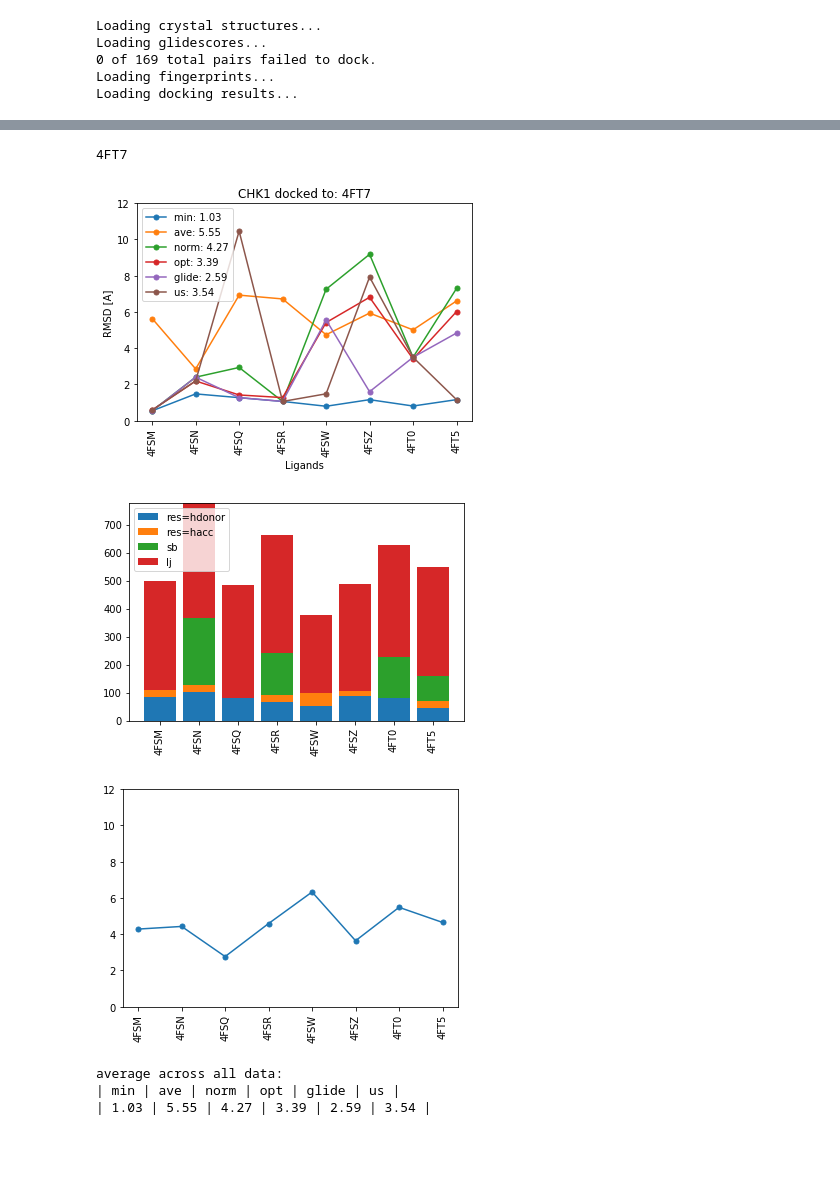
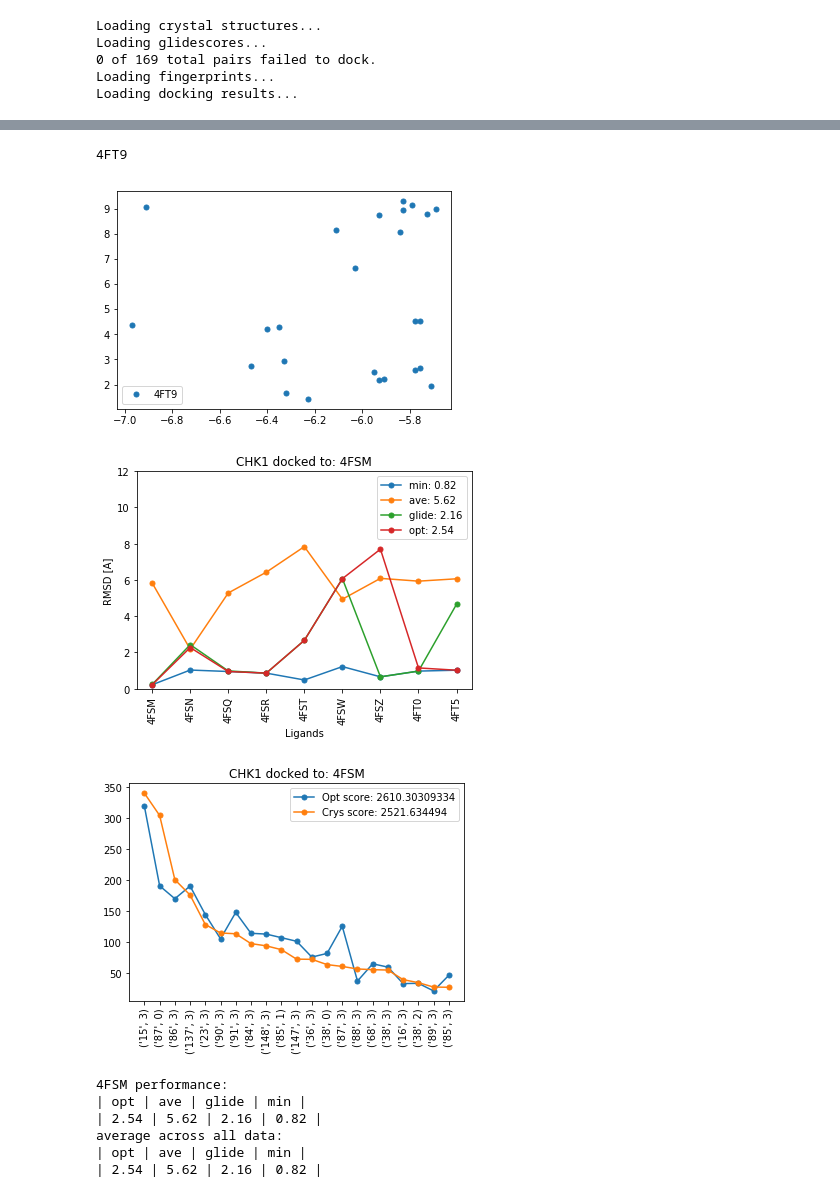
Before and after one commit to orangese/combind_multistruct_benchmarking, a Jupyter notebook: notebooks/main.ipynb, the cells around one changed output, grey strips where cells are left out. Drawn from its saved outputs; the diff is of its cells as text; code cells hidden in the pictures; blank space fills up the shorter version.

```diff
--- a/notebooks/main.ipynb
+++ b/notebooks/main.ipynb
@@ -21,8 +21,8 @@ data_set_dir = '/scratch/PI/rondror/docking_data/'+receptor+'/'
 
 xrmsd_file = 'xrmsd.csv'
 xglide_dir = data_set_dir + 'xglide/'
-crystal_fp_file = data_set_dir + '/ifp/crystal_ifp_2/ifp.fp'
-xdocking_fp_dir = data_set_dir + '/ifp/xglide_ifp_2/'
+crystal_fp_file = data_set_dir + '/ifp/crystal_ifp_3/ifp.fp'
+xdocking_fp_dir = data_set_dir + '/ifp/xglide_ifp_3/'
 # %%
 ## useful class specifications:
 # Ligand -- attributes: crystal (currently not used/none), poses (dict of pose_num:pose).
@@ -90,7 +87,7 @@ got lucky on 0 of 169 pairs.
 def print_table(a):
     str1 = '|'
     str2 = '|'
-    for i in ['min','ave','norm','opt','glide','us']:
+    for i in a.keys():#['min','ave','norm','opt','glide','us']:
         str1 = '{} {} |'.format(str1, i)
         str2 = '{} {} |'.format(str2, str(np.mean(a[i]))[:4])
 
@@ -135,6 +116,0 @@ plt.show()
-# %%
-temp_lig = ['4LDL','4LDO','3NY9','3NYA','3D4S']
-temp_struct = '4LDO'
-
-scores = Scores(xglides, xcrystals, temp_lig, temp_struct, n)
-final_rmsds = plot_final_rmsds(scores, receptor+' docked to: '+temp_struct)
@@ -153,36 +117,66 @@ print xcrystals.keys()
+# %%
+get_ipython().magic(u'matplotlib inline')
+
+# [ligands], struct, glides, num_poses, glidscore=True (if false, plot vs pose_number instead)
+plot_docking_output(['4FT9'],'4FTA',xglides,25,True)
+# %% [output]
+4FT9
+[figure, added]
 # %%
 ## STEP 4:
 ## score all pairs of ligands
 #print glides.keys()
 #best_rmsd_matrix = best_pose(glides.keys(), glides.keys(), glides, 50)
 #best_rmsd_matrix2 = best_pose(xglides.keys(), xglides.keys(), xglides, 25)
 
+get_ipython().magic(u'matplotlib inline')
+
+def mul_overlap(fp1, fp2, exclude={}):
+    score = 0
+    for r in fp1.feats:
+        if r in fp2.feats:
+            if r in exclude:
+                for i in [j for j in range(len(fp1.feats[r])) if j not in exclude[r]]:
+                    score += fp1.feats[r][i]*fp2.feats[r][i]
+            else:
+                score += np.dot(fp1.feats[r], fp2.feats[r])
+    return score
+
 all_final = {}
 
-for struct in ['4FT7']:
-    print struct
+for struct in [structs[0]]:#['4FTA']:
+    #ignore = ['4FSW','4FSZ','4FT0','4FSQ']
+    filt_lig = [l for l in ligs if best_rmsd_matrix[structs.index(struct)][ligs.index(l)] < 1.5]
+    #if len(filt_lig) < 10: continue
 
-    filt_lig = [l for l in ligs if best_rmsd_matrix[structs.index(struct)][ligs.index(l)] < 1.5]
-    #filt_lig = ['4FT0','4FSW','4FSZ']
-    scores = Scores(xglides, xcrystals, filt_lig, struct, n)
-    final_rmsds = plot_final_rmsds(scores, receptor+' docked to: '+struct)
+    scores = Scores(xglides, xcrystals, filt_lig, struct, n, mul_overlap)
+    title = '{} docked to: {}'.format(receptor, struct)
+    final_rmsds = plot_final_rmsds(scores, title)
     #if struct == 'all': continue
 
-    plot_score_breakdown(scores)
-    plot_n_rmsds(scores)
+    crystal_cluster = {(l, -1):xcrystals[l].fp for l in filt_lig}
+    opt_cluster = [(l,p) for (l,p) in scores.optimized_scores.items()]
+    opt_cluster = {(l,p):xglides[l][struct].poses[p].fp for (l,p) in opt_cluster}
+    plot_shared_interactions(crystal_cluster, c2=opt_cluster, max_r=20,
+                             lab1='Crys', lab2='Opt', title=title,interactions=[0,1,2,3])
+
+    #print opt_cluster.keys()
 
     a = scores.all_analysis
+    print struct, 'performance:'
+    print_table({i:a[i][1][:] for i in a})
     for i in a:
         if i not in all_final: all_final[i] = []
         all_final[i].extend(a[i][1][:])
 
 print 'average across all data:'
 print_table(all_final)
 # %% [output]
-4FT7
-[figure, old version]
+[figure, new version]
-[figure, old version]
+[figure, new version]
-[figure, removed]
-average across all data:
-| min | ave | norm | opt | glide | us |
-| 1.03 | 5.55 | 4.27 | 3.39 | 2.59 | 3.54 |
+4FSM performance:
+| opt | ave | glide | min |
+| 2.54 | 5.62 | 2.16 | 0.82 |
+average across all data:
+| opt | ave | glide | min |
+| 2.54 | 5.62 | 2.16 | 0.82 |
```
Also changed, not shown: parts of 28 cells of this notebook, 10 other files.
